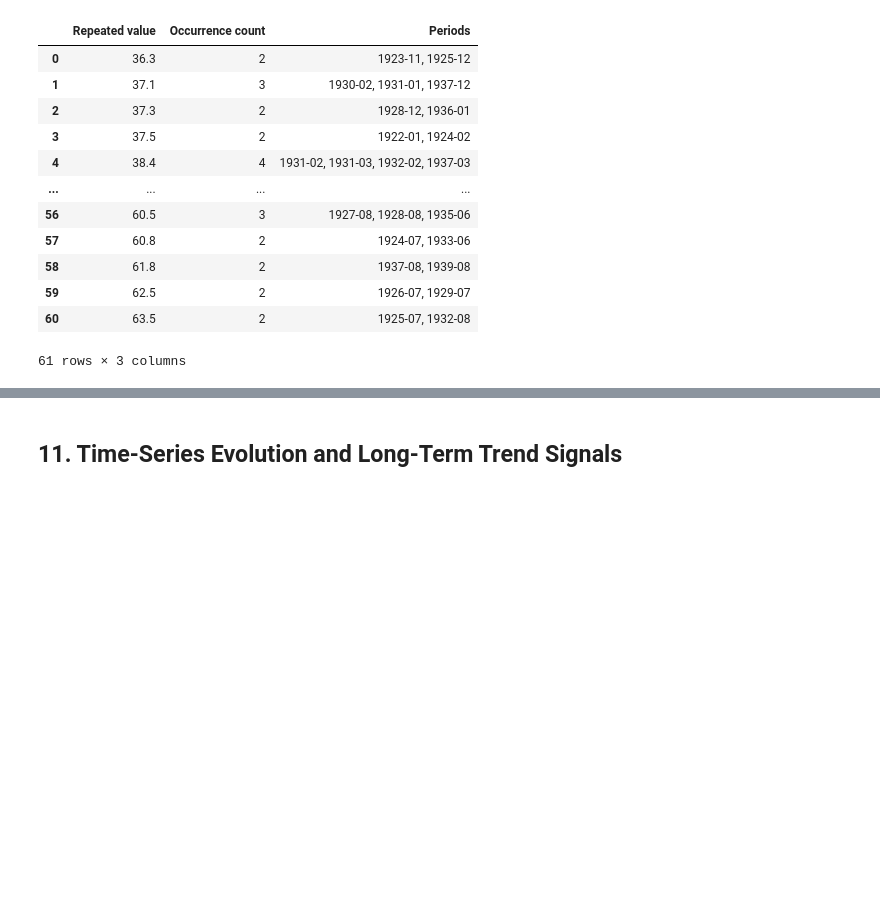
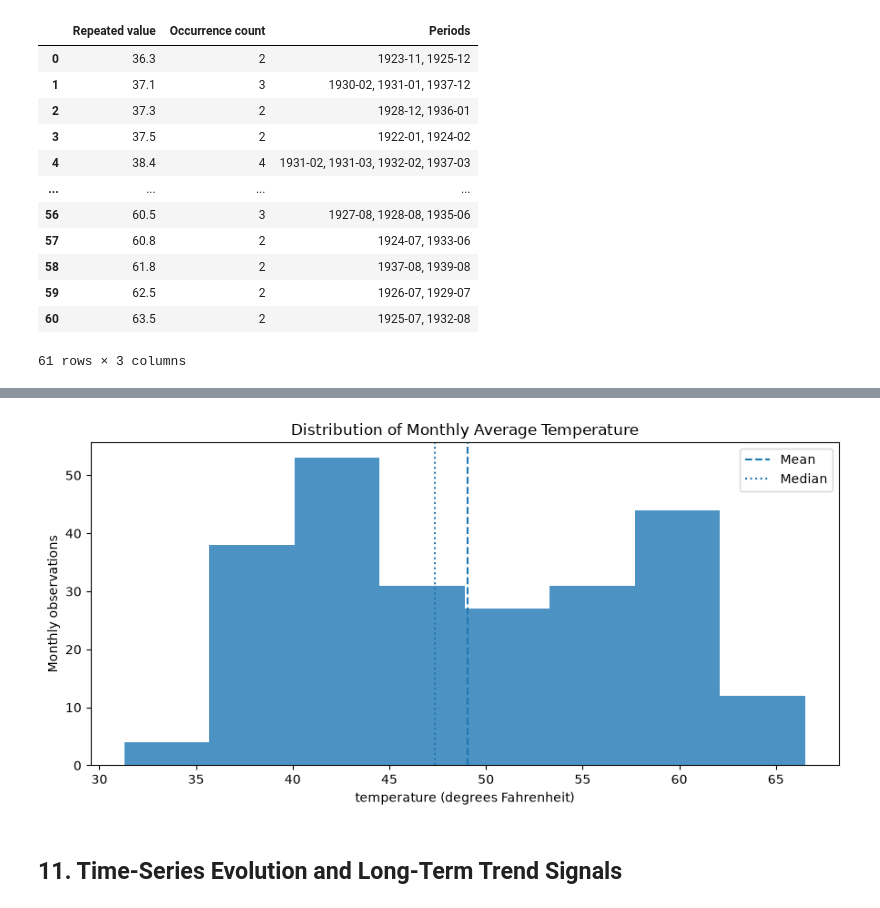
Before and after one commit to FabioAguiar/dataset-study-nottingham-monthly-temperatures, a Jupyter notebook: notebooks/01_data_understanding_and_exploration.ipynb, the cells around one changed output, grey strips where cells are left out. Drawn from its saved outputs; the diff is of its cells as text; code cells hidden in the pictures; blank space fills up the shorter version.

Commit message:
docs(notebook): summarize nottem target distribution range and level

```diff
--- a/notebooks/01_data_understanding_and_exploration.ipynb
+++ b/notebooks/01_data_understanding_and_exploration.ipynb
@@ -1060,0 +1073,85 @@ if not repeated_values_detail.empty:
+# %%
+import matplotlib.pyplot as plt
+
+
+if missing_value_count != 0:
+    raise ValueError(
+        "Distribution analysis requires the previously validated complete target; "
+        f"observed missing values={missing_value_count}."
+    )
+
+if non_finite_non_missing_count != 0:
+    raise ValueError(
+        "Distribution analysis requires finite target values; "
+        f"observed non-finite values={non_finite_non_missing_count}."
+    )
+
+observed_temperature = target_series.astype(float)
+
+quantile_levels = {
+    "p05": 0.05,
+    "q1": 0.25,
+    "median": 0.50,
+    "q3": 0.75,
+    "p95": 0.95,
+}
+target_quantiles = observed_temperature.quantile(
+    list(quantile_levels.values())
+)
+
+q1 = float(target_quantiles.loc[0.25])
+median = float(target_quantiles.loc[0.50])
+q3 = float(target_quantiles.loc[0.75])
+minimum = float(observed_temperature.min())
+maximum = float(observed_temperature.max())
+
+target_distribution_summary = pd.DataFrame(
+    [
+        ("Count", int(observed_temperature.count()), "months"),
+        ("Mean", float(observed_temperature.mean()), TARGET_UNIT),
+        ("Median", median, TARGET_UNIT),
+        ("Sample standard deviation", float(observed_temperature.std(ddof=1)), TARGET_UNIT),
+        ("Minimum", minimum, TARGET_UNIT),
+        ("5th percentile", float(target_quantiles.loc[0.05]), TARGET_UNIT),
+        ("First quartile (Q1)", q1, TARGET_UNIT),
+        ("Third quartile (Q3)", q3, TARGET_UNIT),
+        ("95th percentile", float(target_quantiles.loc[0.95]), TARGET_UNIT),
+        ("Maximum", maximum, TARGET_UNIT),
+        ("Interquartile range", q3 - q1, TARGET_UNIT),
+        ("Observed range", maximum - minimum, TARGET_UNIT),
+    ],
+    columns=["Statistic", "Observed", "Unit"],
+)
+
+display(target_distribution_summary)
+
+histogram_edges = np.histogram_bin_edges(
+    observed_temperature.to_numpy(),
+    bins="fd",
+)
+
+fig, ax = plt.subplots(figsize=(9, 4.5))
+ax.hist(
+    observed_temperature.to_numpy(),
+    bins=histogram_edges,
+    alpha=0.8,
+)
+ax.axvline(
+    observed_temperature.mean(),
+    linestyle="--",
+    linewidth=1.5,
+    label="Mean",
+)
+ax.axvline(
+    median,
+    linestyle=":",
+    linewidth=1.5,
+    label="Median",
+)
+ax.set_title("Distribution of Monthly Average Temperature")
+ax.set_xlabel(f"{TARGET_NAME} ({TARGET_UNIT})")
+ax.set_ylabel("Monthly observations")
+ax.legend()
+plt.tight_layout()
+plt.show()
+# %% [output]
@@ -1061,3 +1171,4 @@ if not repeated_values_detail.empty:
+[figure, added]
 # %% [markdown]
 ## 11. Time-Series Evolution and Long-Term Trend Signals
 # %% [markdown]
```
Also changed, not shown: parts of 2 cells of this notebook.
